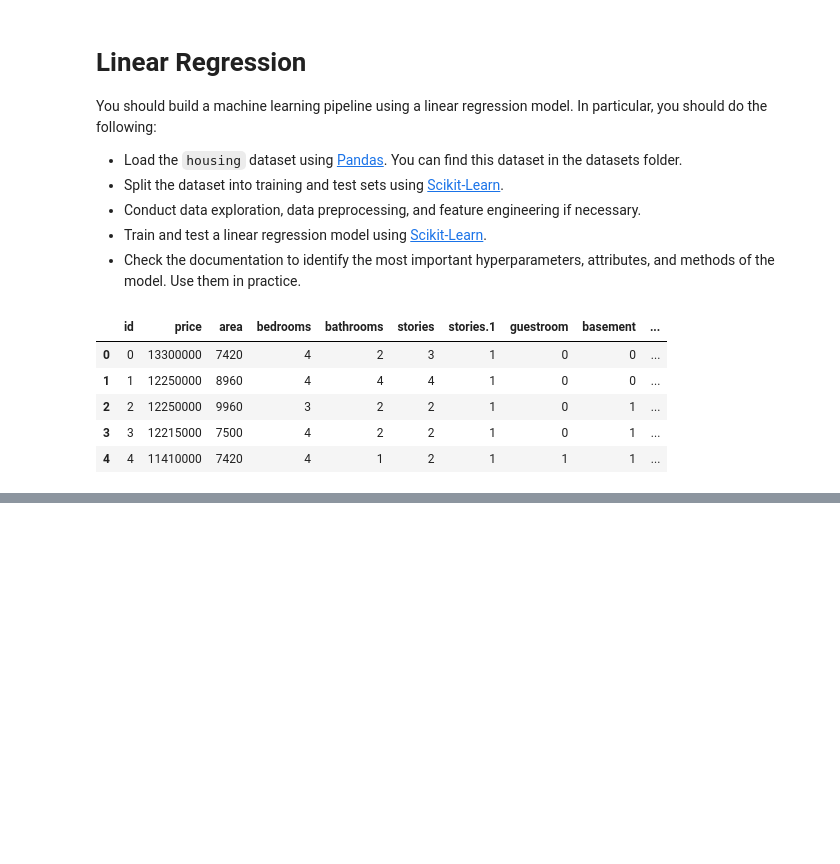
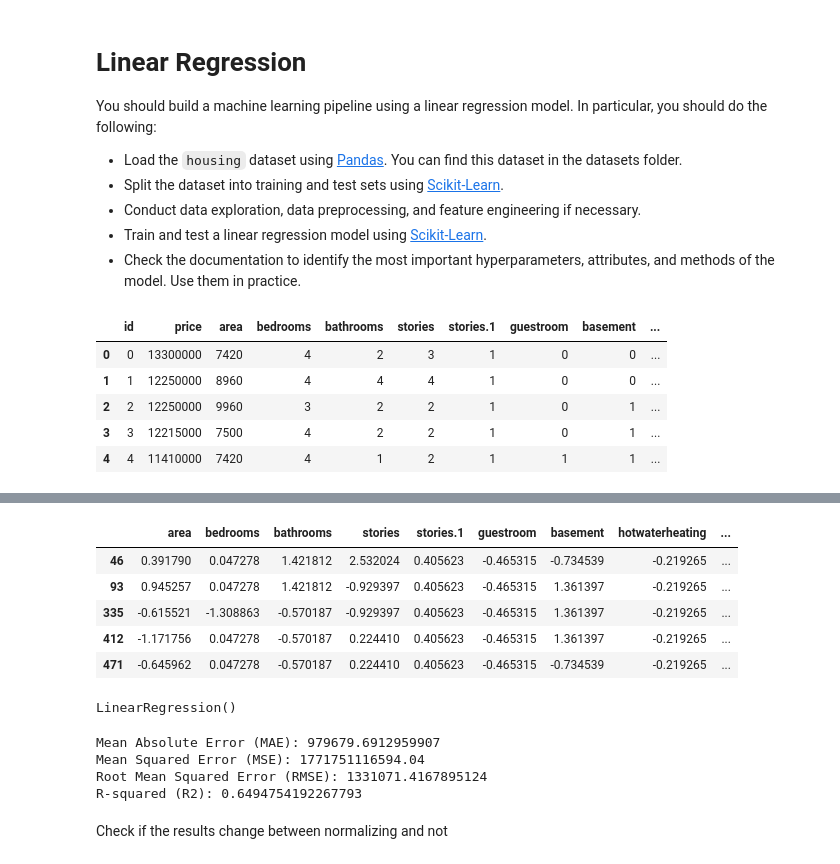
Before and after one commit to Gisellev14/report-generator, a Jupyter notebook: exercises/machine-learning/supervised-learning/linear_regression.ipynb, the cells around one changed output, grey strips where cells are left out. Cells and saved outputs as stored; diff of their text form; code cells hidden in the pictures; blank space fills up the shorter version.

```diff
--- a/exercises/machine-learning/supervised-learning/linear_regression.ipynb
+++ b/exercises/machine-learning/supervised-learning/linear_regression.ipynb
@@ -34,0 +130,41 @@ df.describe()
+# %%
+X_train.head()
+# %% [output]
+|  | area | bedrooms | bathrooms | stories | stories.1 | guestroom | basement | hotwaterheating | ... |
+| 46 | 0.391790 | 0.047278 | 1.421812 | 2.532024 | 0.405623 | -0.465315 | -0.734539 | -0.219265 | ... |
+| 93 | 0.945257 | 0.047278 | 1.421812 | -0.929397 | 0.405623 | -0.465315 | 1.361397 | -0.219265 | ... |
+| 335 | -0.615521 | -1.308863 | -0.570187 | -0.929397 | 0.405623 | -0.465315 | 1.361397 | -0.219265 | ... |
+| 412 | -1.171756 | 0.047278 | -0.570187 | 0.224410 | 0.405623 | -0.465315 | 1.361397 | -0.219265 | ... |
+| 471 | -0.645962 | 0.047278 | -0.570187 | 0.224410 | 0.405623 | -0.465315 | -0.734539 | -0.219265 | ... |
+# %%
+# Initialize the Linear Regression model
+model = sk.linear_model.LinearRegression()
+
+# Train the model using the training data
+model.fit(X_train, y_train)
+# %% [output]
+LinearRegression()
+# %%
+from sklearn.metrics import mean_absolute_error, mean_squared_error, r2_score
+import numpy as np
+
+# Make predictions on the test set
+y_pred = model.predict(X_test)
+
+# Evaluate the model
+mae = mean_absolute_error(y_test, y_pred)
+mse = mean_squared_error(y_test, y_pred)
+rmse = np.sqrt(mse) # Calculate RMSE by taking the square root of MSE
+r2 = r2_score(y_test, y_pred)
+
+print(f"Mean Absolute Error (MAE): {mae}")
+print(f"Mean Squared Error (MSE): {mse}")
+print(f"Root Mean Squared Error (RMSE): {rmse}")
+print(f"R-squared (R2): {r2}")
+# %% [output]
+Mean Absolute Error (MAE): 979679.6912959907
+Mean Squared Error (MSE): 1771751116594.04
+Root Mean Squared Error (RMSE): 1331071.4167895124
+R-squared (R2): 0.6494754192267793
+# %% [markdown]
+Check if the results change between normalizing and not
```
Also changed, not shown: parts of 7 cells of this notebook.
